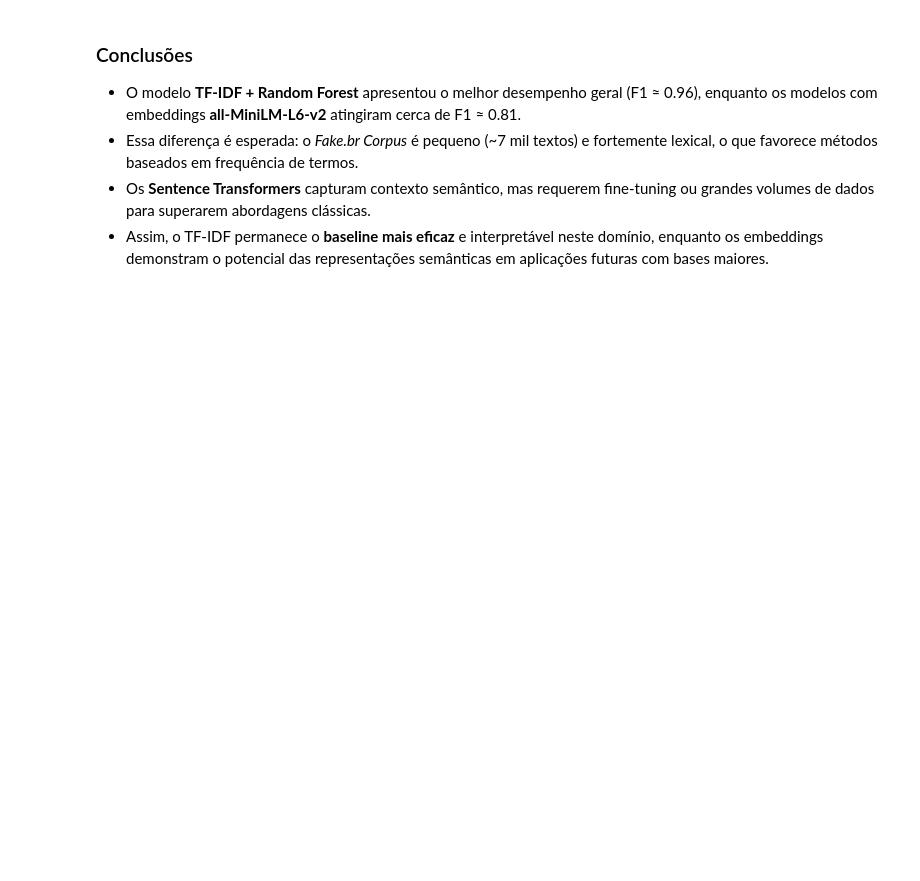
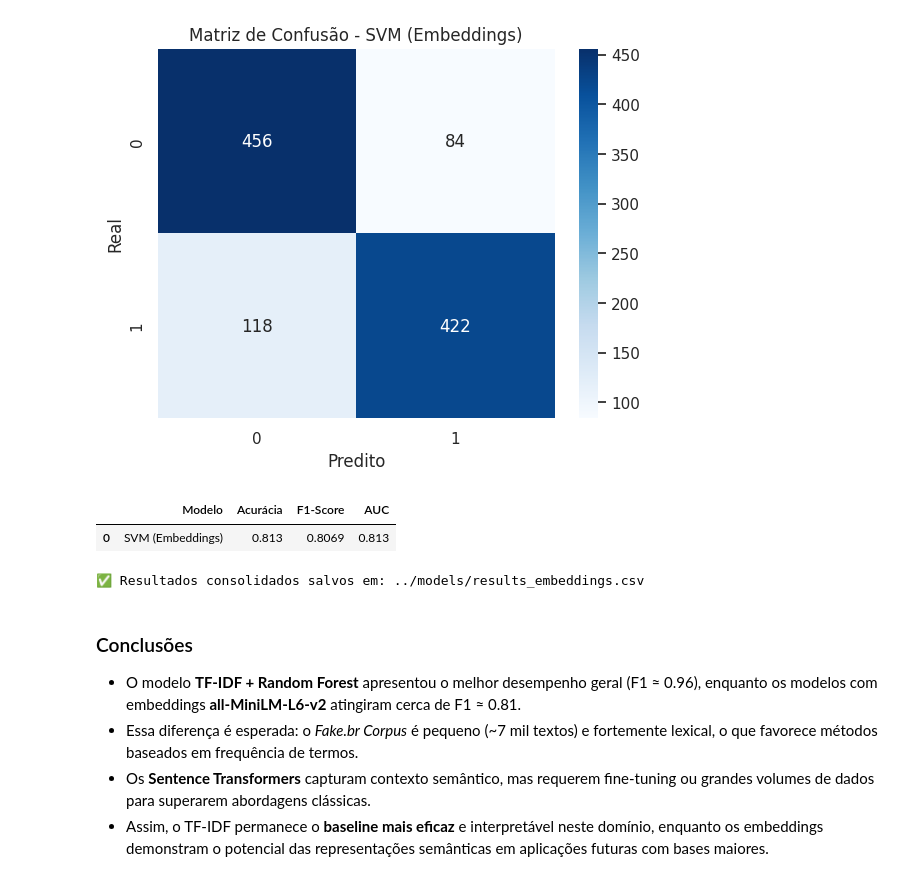
Before and after one commit to marcelagamaliel/DETECTOR-FAKENEWS, a Jupyter notebook: notebooks/04_embedding_models.ipynb, the cells around one changed output. Drawn from its saved outputs; the diff is of its cells as text; code cells hidden in the pictures; blank space fills up the shorter version.

```diff
--- a/notebooks/04_embedding_models.ipynb
+++ b/notebooks/04_embedding_models.ipynb
@@ -46,0 +27,18 @@ plt.show()
+# %%
+# Dados de teste
+test_df = load_split(str(TEST_PATH))
+X_text = test_df["text"].astype(str).tolist()
+y_test = test_df["label"]
+print(f"✅ Test size: {len(y_test)} | classes: {y_test.value_counts().to_dict()}")
+
+# Encoder
+if ENCODER_PKL.exists():
+    encoder = joblib.load(ENCODER_PKL)
+    print("🔌 Encoder carregado via pickle:", ENCODER_PKL.name)
+else:
+    encoder = SentenceTransformer("all-MiniLM-L6-v2")
+    print("ℹ️ Encoder carregado por nome: all-MiniLM-L6-v2")
+
+# Embeddings
+X_test = encoder.encode(X_text, show_progress_bar=True)
+X_test.shape
@@ -46,0 +49,19 @@ plt.show()
+# %%
+# Modelo
+model = joblib.load(MODEL_PKL)
+print("🔧 Modelo:", MODEL_PKL.name)
+
+# Predições e métricas
+preds = model.predict(X_test)
+acc = accuracy_score(y_test, preds)
+f1  = f1_score(y_test, preds)
+
+try:
+    # Para comparar com TF-IDF usamos AUC de rótulos (se desejar scores, use decision_function)
+    auc = roc_auc_score(y_test, preds)
+except Exception:
+    auc = None
+
+print("=== Relatório (TEST) ===")
+print(classification_report(y_test, preds, digits=4))
+print(f"Acurácia: {acc:.4f} | F1: {f1:.4f} | AUC: {auc:.4f}" if auc is not None else f"Acurácia: {acc:.4f} | F1: {f1:.4f}")
@@ -47,3 +81,28 @@ plt.show()
+# %%
+cm = confusion_matrix(y_test, preds)
+ax = sns.heatmap(cm, annot=True, fmt='d', cmap='Blues')
+ax.set_title("Matriz de Confusão - SVM (Embeddings)")
+ax.set_xlabel("Predito")
+ax.set_ylabel("Real")
+plt.show()
+# %% [output]
+[figure, added]
+# %%
+df_emb = pd.DataFrame([{
+    "Modelo": "SVM (Embeddings)",
+    "Acurácia": round(acc, 4),
+    "F1-Score": round(f1, 4),
+    "AUC": round(auc, 4) if auc is not None else None
+}])
+display(df_emb)
+
+# sobrescreve/garante o CSV usado pelo notebook 05
+df_emb.to_csv(RESULTS_CSV, index=False)
+print(f"✅ Resultados consolidados salvos em: {RESULTS_CSV}")
+# %% [output]
+|  | Modelo | Acurácia | F1-Score | AUC |
+| 0 | SVM (Embeddings) | 0.813 | 0.8069 | 0.813 |
+✅ Resultados consolidados salvos em: ../models/results_embeddings.csv
 # %% [markdown]
 ### Conclusões
 
```
Also changed, not shown: parts of 6 cells of this notebook, 7 other files.
